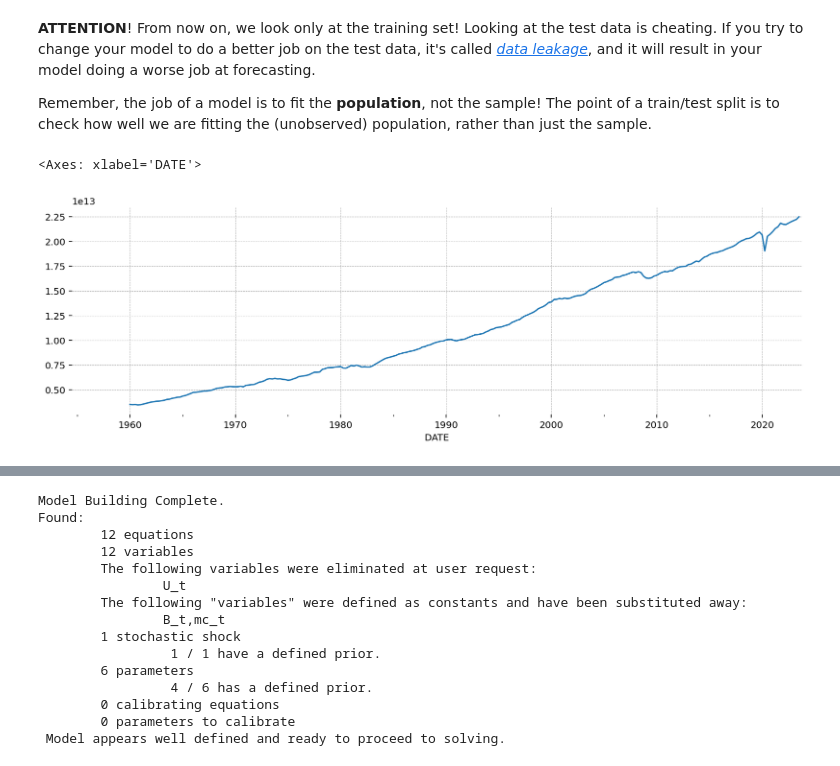
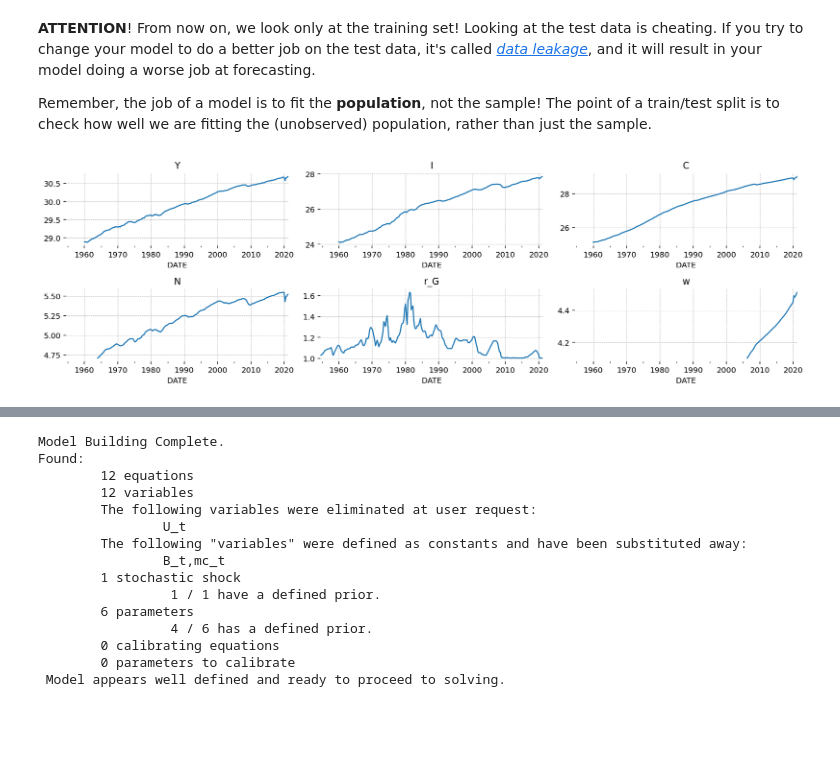
Before and after one commit to jessegrabowski/psme_macro_2023, a Jupyter notebook: Notebooks/TD 10. Project Walkthough.ipynb, the cells around one changed output, grey strips where cells are left out. Cells and saved outputs as stored; diff of their text form; code cells hidden in the pictures; blank space fills up the shorter version.

```diff
--- a/Notebooks/TD 10. Project Walkthough.ipynb
+++ b/Notebooks/TD 10. Project Walkthough.ipynb
@@ -370,14 +381,23 @@ plot_df(df, marker='o')
 n_test = 10
 
 # Use iloc (for "index location") to select rows by their numerical position (rather than their date).
-data_train = data.iloc[:-n_test, :]
-data_test = data.iloc[-n_test:, :]
+df_train = df.iloc[:-n_test, :].copy()
+df_test = df.iloc[-n_test:, :].copy()
 # %% [markdown]
 **ATTENTION**! From now on, we look only at the training set! Looking at the test data is cheating. If you try to change your model to do a better job on the test data, it's called [*data leakage*](https://en.wikipedia.org/wiki/Data_leakage), and it will result in your model doing a worse job at forecasting.
 
 Remember, the job of a model is to fit the **population**, not the sample! The point of a train/test split is to check how well we are fitting the (unobserved) population, rather than just the sample.
-# %%
-df['Y'].plot()
-# %% [output]
-<Axes: xlabel='DATE'>
-[figure, removed]
+# %%
+# How to detrend:
+# 1. Take logs (if necessary)
+# 2. Run OLS regression, save residuals
+# 3. Done.
+
+log_df_train = df_train.copy()
+log_df_test = df_test.copy()
+log_df_train[['Y', 'I', 'C', 'N', 'w']] = np.log(log_df_train[['Y', 'I', 'C', 'N', 'w']])
+log_df_test[['Y', 'I', 'C', 'N', 'w']] = np.log(log_df_test[['Y', 'I', 'C', 'N', 'w']])
+
+plot_df(log_df_train)
+# %% [output]
+[figure, added]
```
Also changed, not shown: parts of 10 cells of this notebook.
